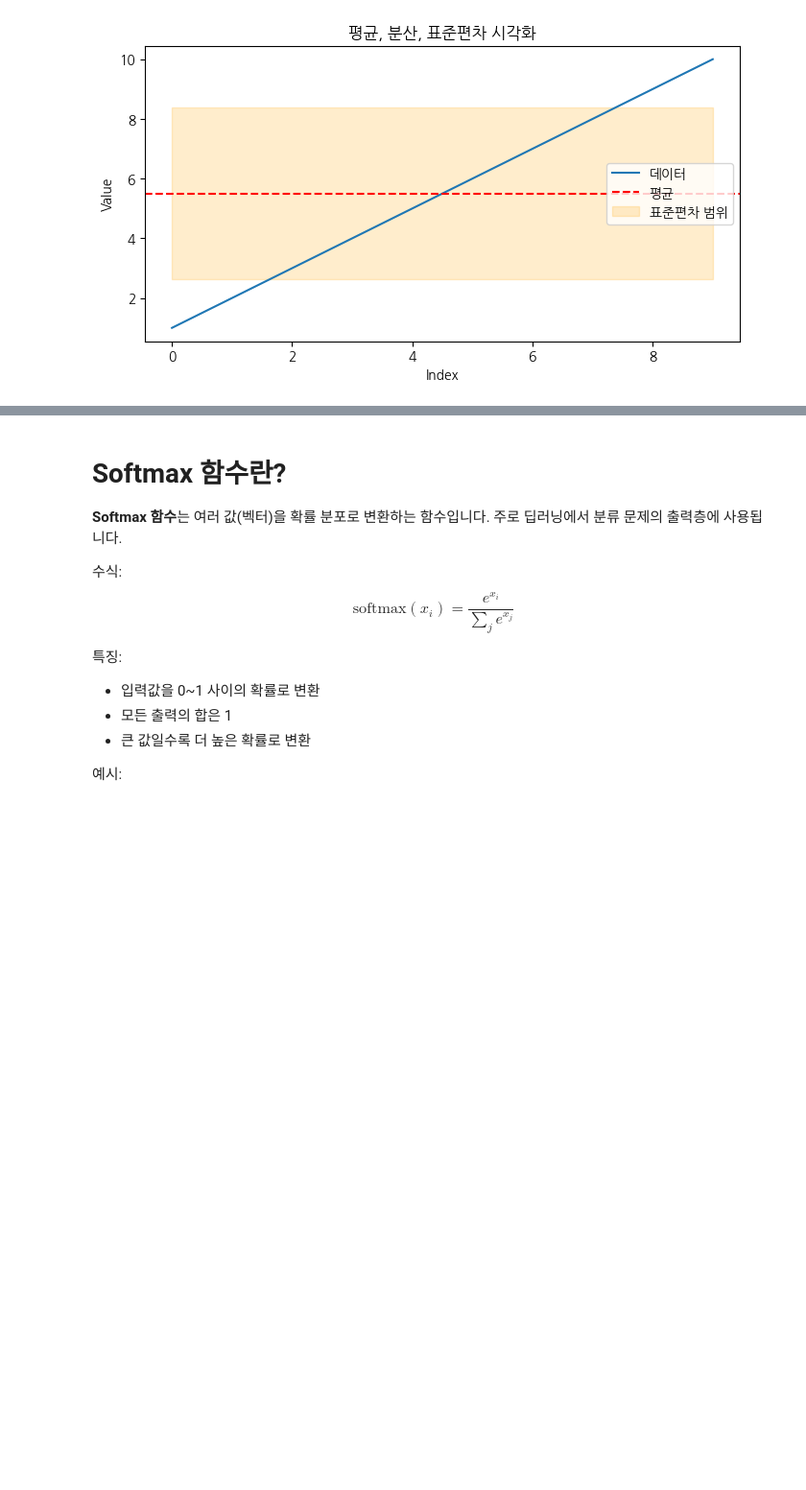
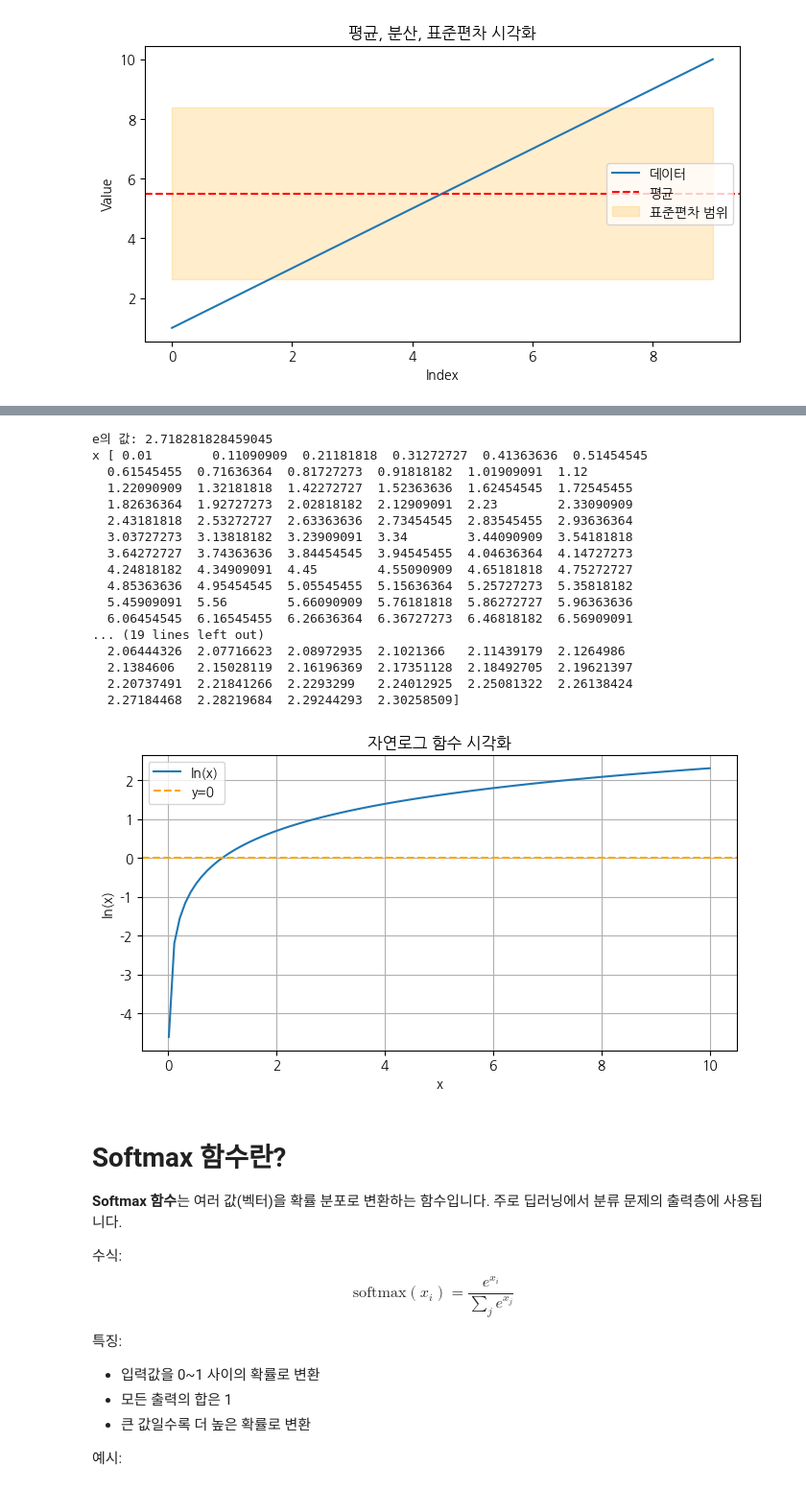
Before and after one commit to neoul/study, a Jupyter notebook: study.ipynb, the cells around one changed output, grey strips where cells are left out. Shown at 96% size. Drawn from its saved outputs; the diff is of its cells as text; code cells hidden in the pictures; blank space fills up the shorter version.

```diff
--- a/study.ipynb
+++ b/study.ipynb
@@ -87,13 +105,16 @@ e는 수학과 과학에서 매우 중요한 상수입니다.
 # %%
-import numpy as np
 import matplotlib.pyplot as plt
+plt.rc('font', family='NanumGothic')  # 리눅스/WSL 환경에서 한글 폰트 설정
+plt.rcParams['axes.unicode_minus'] = False  # 마이너스(-) 깨짐 방지
 
 # e 값 출력
 print(f"e의 값: {np.e}")
 
 # e^x 함수 시각화
-x = np.linspace(-2, 2, 100)
+x = np.linspace(-2, 2, 50)
+print('x', x)
 y = np.exp(x)
+print('y' , y)
 
 plt.figure(figsize=(8,4))
 plt.plot(x, y, label='e^x')
@@ -110,3 +162,45 @@ e의 값: 2.718281828459045
+# %%
+import matplotlib.pyplot as plt
+plt.rc('font', family='NanumGothic')  # 리눅스/WSL 환경에서 한글 폰트 설정
+plt.rcParams['axes.unicode_minus'] = False  # 마이너스(-) 깨짐 방지
+
+# e 값 출력
+print(f"e의 값: {np.e}")
+
+# e^x 함수 시각화
+x = np.linspace(0.01, 10, 100)
+print('x', x)
+y = np.log(x)
+print('y' , y)
+
+plt.figure(figsize=(8,4))
+plt.plot(x, y, label='ln(x)')
+plt.axhline(0, color='orange', linestyle='--', label='y=0')
+plt.title('자연로그 함수 시각화')
+plt.xlabel('x')
+plt.ylabel('ln(x)')
+plt.legend()
+plt.grid(True)
+plt.show()
+# %% [output]
+e의 값: 2.718281828459045
+x [ 0.01        0.11090909  0.21181818  0.31272727  0.41363636  0.51454545
+  0.61545455  0.71636364  0.81727273  0.91818182  1.01909091  1.12
+  1.22090909  1.32181818  1.42272727  1.52363636  1.62454545  1.72545455
+  1.82636364  1.92727273  2.02818182  2.12909091  2.23        2.33090909
+  2.43181818  2.53272727  2.63363636  2.73454545  2.83545455  2.93636364
+  3.03727273  3.13818182  3.23909091  3.34        3.44090909  3.54181818
+  3.64272727  3.74363636  3.84454545  3.94545455  4.04636364  4.14727273
+  4.24818182  4.34909091  4.45        4.55090909  4.65181818  4.75272727
+  4.85363636  4.95454545  5.05545455  5.15636364  5.25727273  5.35818182
+  5.45909091  5.56        5.66090909  5.76181818  5.86272727  5.96363636
+  6.06454545  6.16545455  6.26636364  6.36727273  6.46818182  6.56909091
+... (19 lines left out)
+  2.06444326  2.07716623  2.08972935  2.1021366   2.11439179  2.1264986
+  2.1384606   2.15028119  2.16196369  2.17351128  2.18492705  2.19621397
+  2.20737491  2.21841266  2.2293299   2.24012925  2.25081322  2.26138424
+  2.27184468  2.28219684  2.29244293  2.30258509]
+[figure, added]
 # %% [markdown]
 # Softmax 함수란?
 
```
Also changed, not shown: parts of 6 cells of this notebook, 1 other file.
